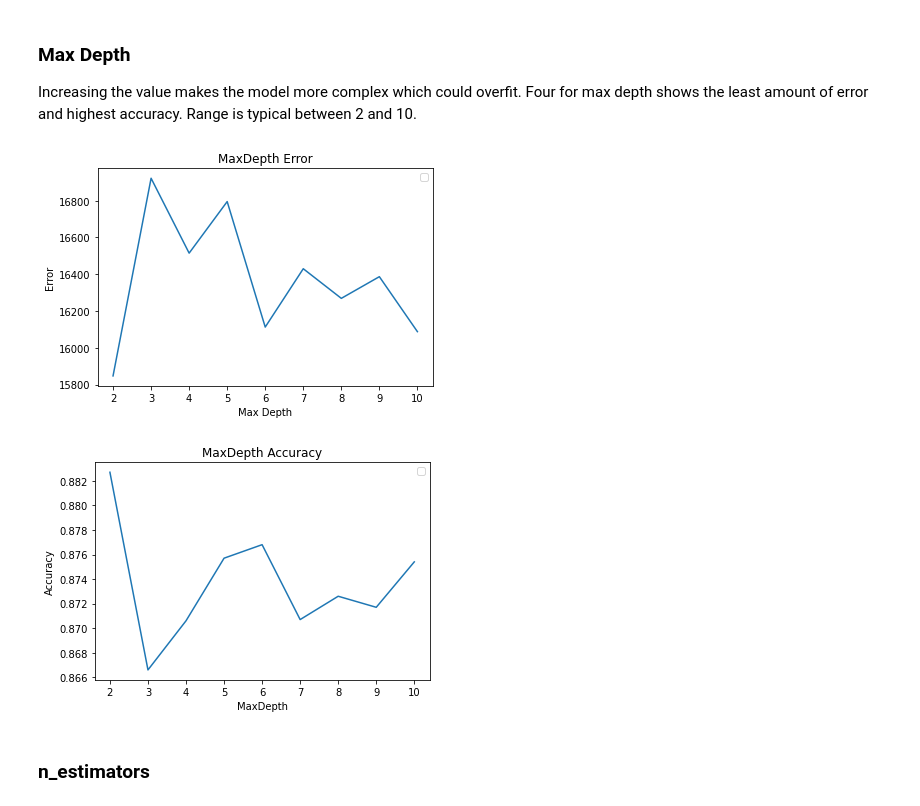
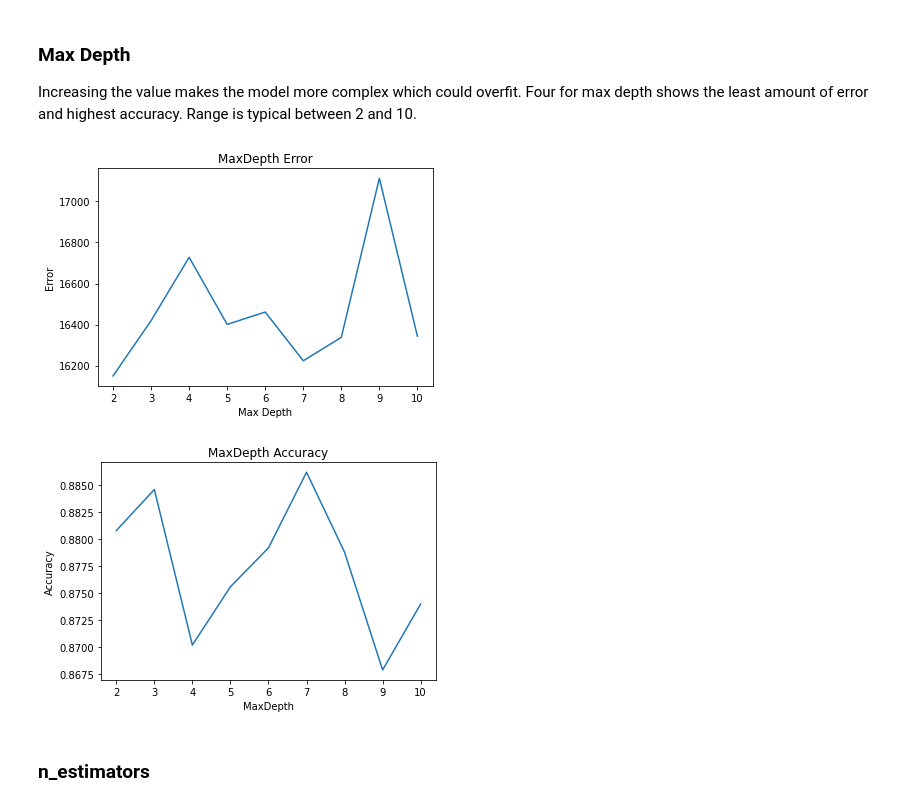
Before and after one commit to ScottySchmidt/MachineLearning, a Jupyter notebook: xgBoost.ipynb, the cells around one changed output. Drawn from its saved outputs; the diff is of its cells as text; code cells hidden in the pictures.

```diff
--- a/xgBoost.ipynb
+++ b/xgBoost.ipynb
@@ -117,7 +117,7 @@ df=df.drop(['BsmtFinSF2','LowQualFinSF',
              'BedroomAbvGr', 'PoolArea'], axis=1)
 
 #After removing above, these had less than .004 feature importance:
-#df=df.drop(['MSSubClass', 'LotFrontage', 'TotRmsAbvGrd', 'BsmtUnfSF', 'OpenPorchSF'], axis=1)
+df=df.drop(['MSSubClass', 'LotFrontage', 'TotRmsAbvGrd', 'BsmtUnfSF', 'OpenPorchSF'], axis=1)
 # %%
 df = df.select_dtypes(include=['int16', 'int32', 'int64', 'float16', 'float32', 'float64'])
 df.head()
@@ -203,35 +202,34 @@ Increasing the value makes the model more complex which could overfit. Four for
 # %%
 maxDepth=[2, 3, 4, 5, 6, 7, 8, 9, 10]
 listMSE=[]
 listR2=[]
 
 for d in maxDepth:
     regressor = xgb.XGBRegressor(
         max_depth=d
     )
     regressor.fit(X_train, y_train)
+    #regressor.fit(X_train, y_train, early_stopping_rounds=5, eval_metric="rmse", eval_set=[(X_test, y_test)], verbose=False)
     y_pred = regressor.predict(X_test)
 
     xgMSE=mean_absolute_error(y_test, y_pred)
     xgR2 = r2_score(y_test, y_pred).round(4)
     listMSE.append(xgMSE)
     listR2.append(xgR2)
 plt.plot(maxDepth, listMSE)
 plt.title('MaxDepth Error')
 plt.ylabel('Error')
 plt.xlabel('Max Depth')
-plt.legend()
 plt.show()
 
 plt.plot(maxDepth, listR2)
 plt.title('MaxDepth Accuracy')
 plt.ylabel('Accuracy')
 plt.xlabel('MaxDepth')
-plt.legend()
 plt.show()
 # %% [output]
-[figure, old version]
+[figure, new version]
-[figure, old version]
+[figure, new version]
 # %% [markdown]
 ### n_estimators
 # %%
```
Also changed, not shown: parts of 15 cells of this notebook.
